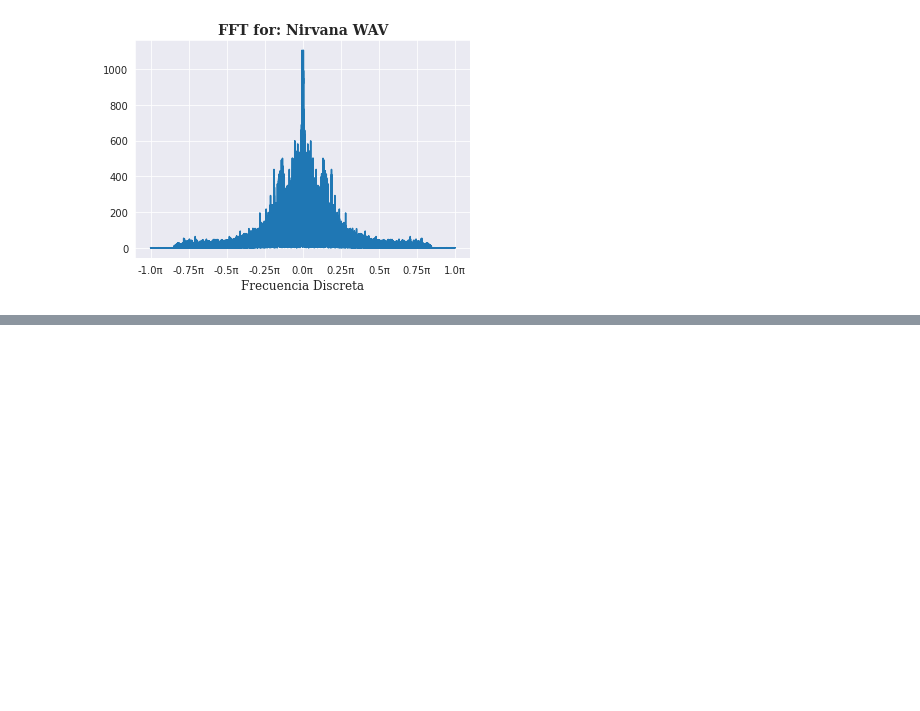
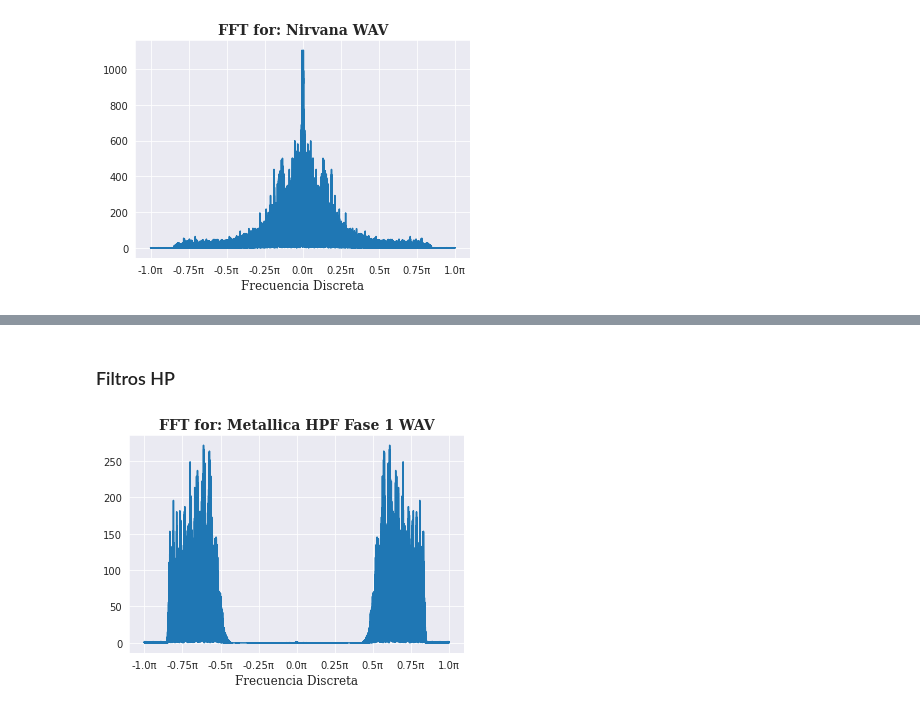
Before and after one commit to capajaro/DSP_Project, a Jupyter notebook: Proyecto_Final_DSP_UN.ipynb, the cells around one changed output, grey strips where cells are left out. Cells and saved outputs as stored; diff of their text form; code cells hidden in the pictures; blank space fills up the shorter version.

```diff
--- a/Proyecto_Final_DSP_UN.ipynb
+++ b/Proyecto_Final_DSP_UN.ipynb
@@ -216,0 +236,7 @@ Subtype: PCM_16
+# %% [markdown]
+### Filtros HP
+# %%
+[Metallica_w_HP_Fase1, Metallica_Filt_HP_Fase1, Metallica_SP_HP_Fase1] = Filtro_HP(Metallica)
+FoureirPlots(Metallica_Filt_HP_Fase1, samplerate_Metallica, 'Metallica HPF Fase 1')
+# %% [output]
+[figure, added]
```
Also changed, not shown: parts of 14 cells of this notebook.
